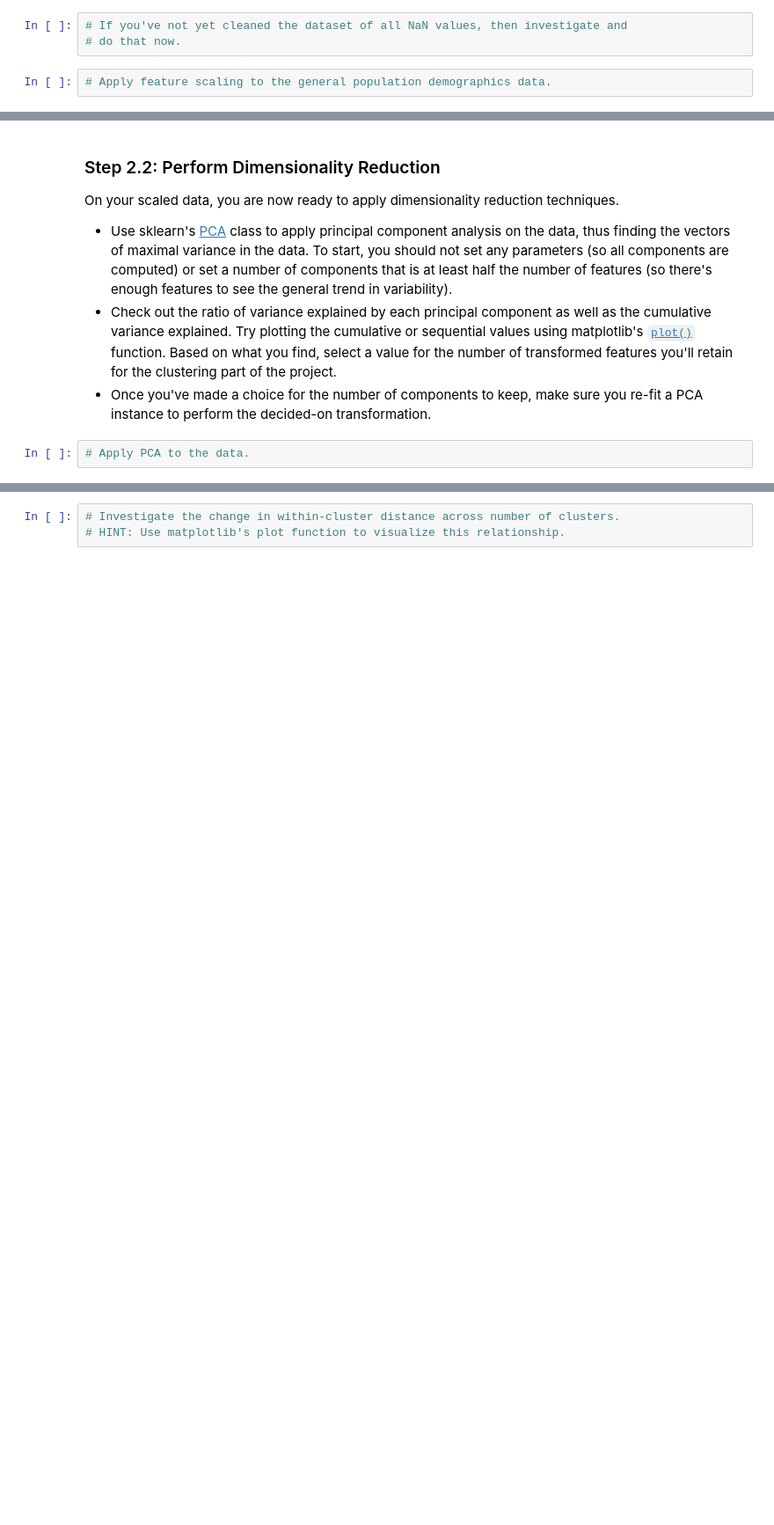
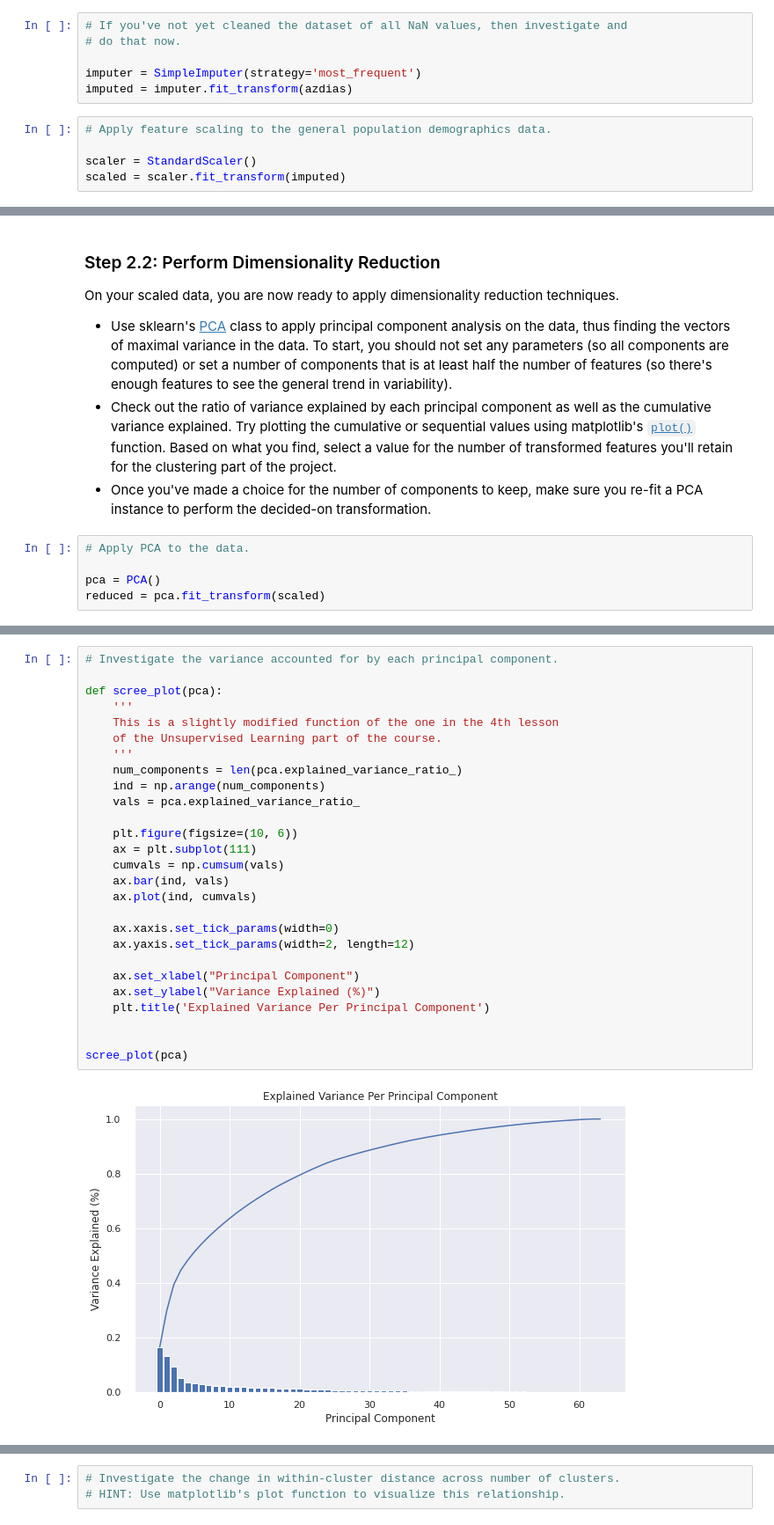
Before and after one commit to droussis/intro_to_ml_with_tf, a Jupyter notebook: arvato_customer_segments/Identify_Customer_Segments.ipynb, the cells around one changed output, grey strips where cells are left out. Shown at 88% size. Saved outputs shown, nothing was run; the diff lists cells and outputs as text; blank space fills up the shorter version.

```diff
--- a/arvato_customer_segments/Identify_Customer_Segments.ipynb
+++ b/arvato_customer_segments/Identify_Customer_Segments.ipynb
@@ -579,5 +607,11 @@ Before we apply dimensionality reduction techniques to the data, we need to perf
 # %%
 # If you've not yet cleaned the dataset of all NaN values, then investigate and
 # do that now.
+
+imputer = SimpleImputer(strategy='most_frequent')
+imputed = imputer.fit_transform(azdias)
 # %%
 # Apply feature scaling to the general population demographics data.
+
+scaler = StandardScaler()
+scaled = scaler.fit_transform(imputed)
@@ -595,3 +629,6 @@ On your scaled data, you are now ready to apply dimensionality reduction techniq
 - Once you've made a choice for the number of components to keep, make sure you re-fit a PCA instance to perform the decided-on transformation.
 # %%
 # Apply PCA to the data.
+
+pca = PCA()
+reduced = pca.fit_transform(scaled)
@@ -600,2 +635,31 @@ On your scaled data, you are now ready to apply dimensionality reduction techniq
+# %%
+# Investigate the variance accounted for by each principal component.
+
+def scree_plot(pca):
+    '''
+    This is a slightly modified function of the one in the 4th lesson
+    of the Unsupervised Learning part of the course.
+    '''
+    num_components = len(pca.explained_variance_ratio_)
+    ind = np.arange(num_components)
+    vals = pca.explained_variance_ratio_
+
+    plt.figure(figsize=(10, 6))
+    ax = plt.subplot(111)
+    cumvals = np.cumsum(vals)
+    ax.bar(ind, vals)
+    ax.plot(ind, cumvals)
+
+    ax.xaxis.set_tick_params(width=0)
+    ax.yaxis.set_tick_params(width=2, length=12)
+
+    ax.set_xlabel("Principal Component")
+    ax.set_ylabel("Variance Explained (%)")
+    plt.title('Explained Variance Per Principal Component')
+
+
+scree_plot(pca)
+# %% [output]
+[figure, added]
 # %%
 # Re-apply PCA to the data while selecting for number of components to retain.
```
Also changed, not shown: parts of 18 cells of this notebook.
